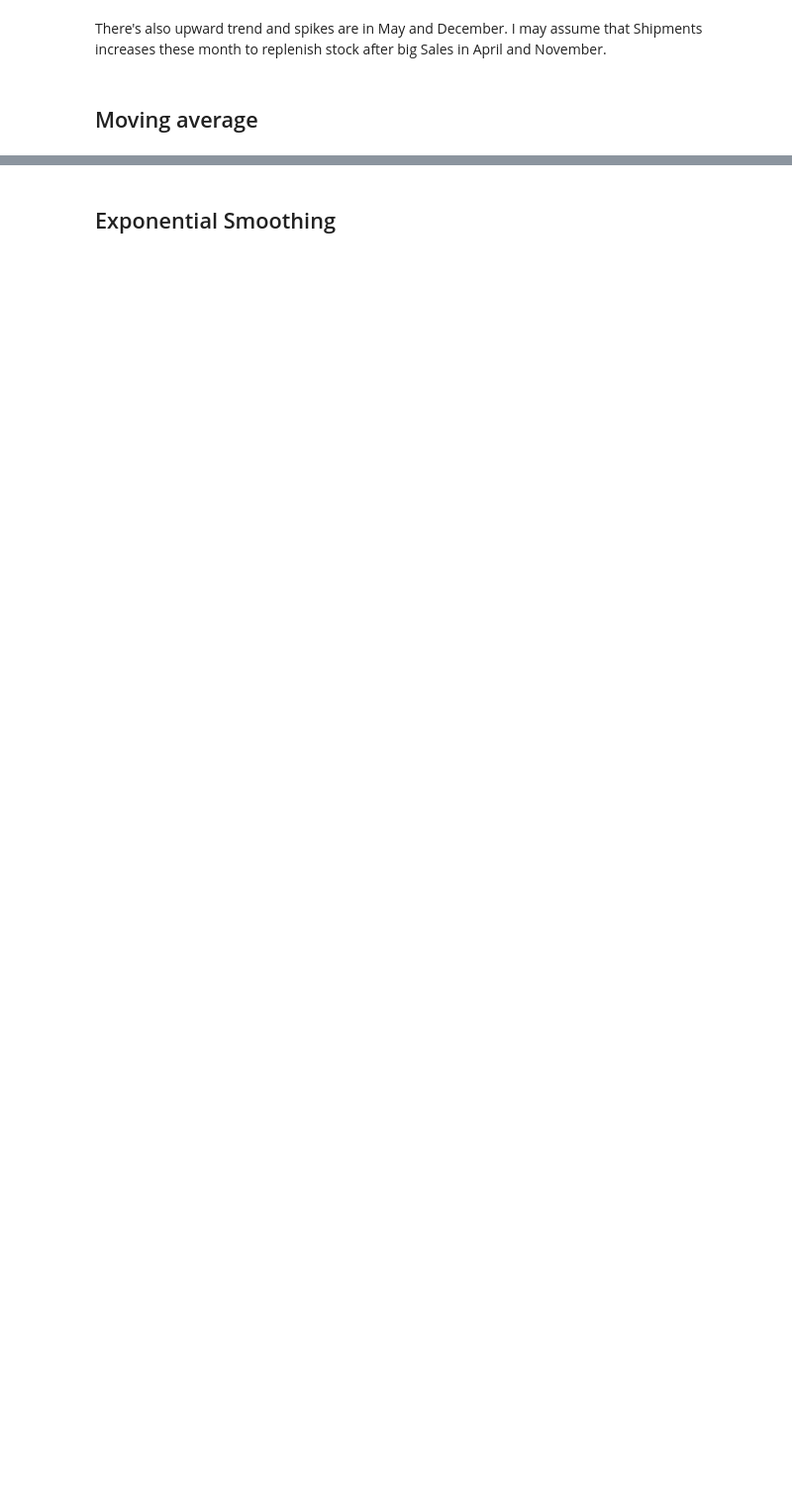
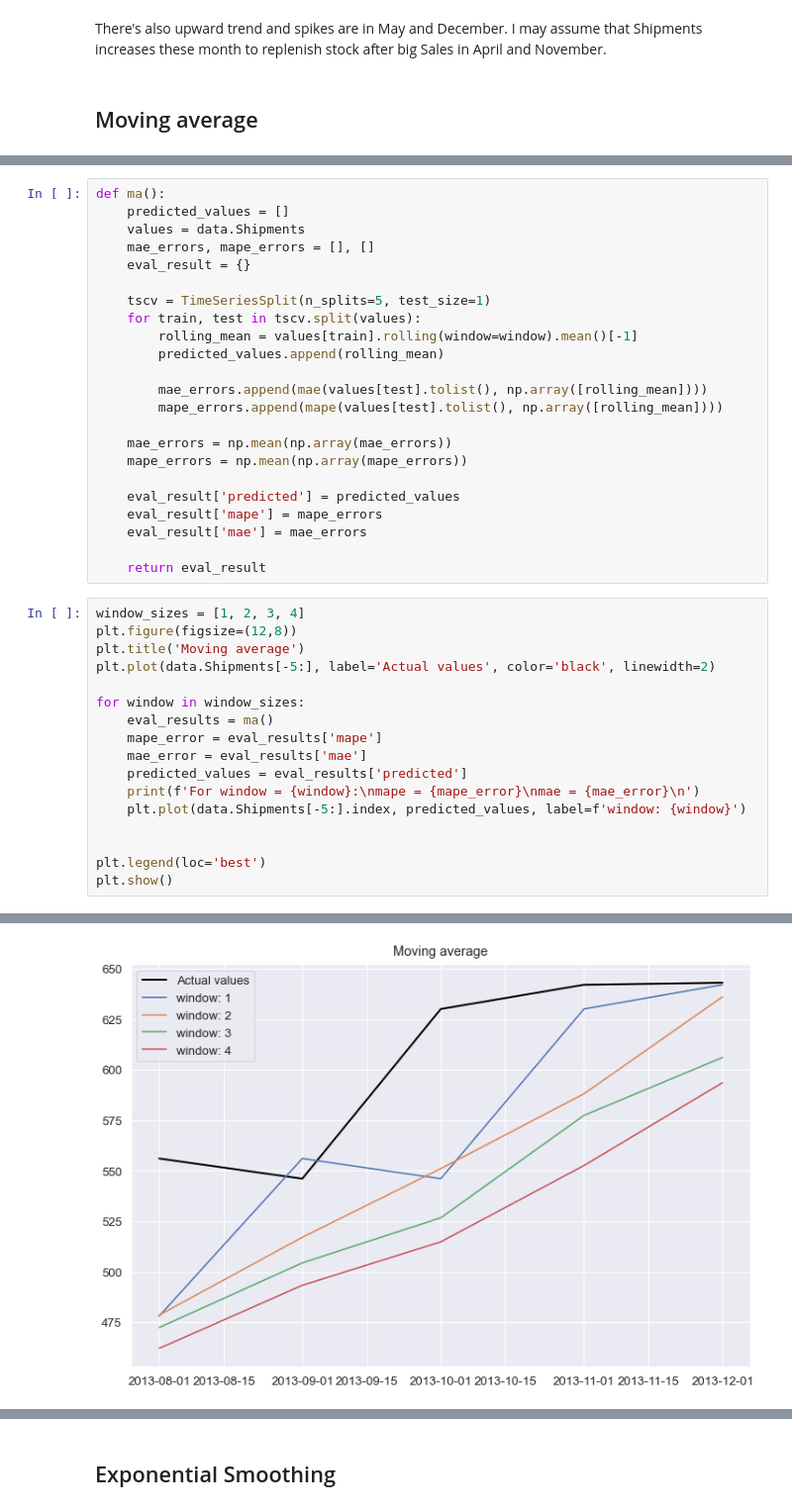
Before and after one commit to Dosann/Time-series-forecast, a Jupyter notebook: shipment_forecast.ipynb, the cells around one changed output, grey strips where cells are left out. Shown at 99% size. Drawn from its saved outputs; the diff is of its cells as text; blank space fills up the shorter version.

```diff
--- a/shipment_forecast.ipynb
+++ b/shipment_forecast.ipynb
@@ -212,0 +189,41 @@ display(df_metrics)
+# %%
+def ma():
+    predicted_values = []
+    values = data.Shipments
+    mae_errors, mape_errors = [], []
+    eval_result = {}
+
+    tscv = TimeSeriesSplit(n_splits=5, test_size=1)
+    for train, test in tscv.split(values):
+        rolling_mean = values[train].rolling(window=window).mean()[-1]
+        predicted_values.append(rolling_mean)
+
+        mae_errors.append(mae(values[test].tolist(), np.array([rolling_mean])))
+        mape_errors.append(mape(values[test].tolist(), np.array([rolling_mean])))
+
+    mae_errors = np.mean(np.array(mae_errors))
+    mape_errors = np.mean(np.array(mape_errors))
+
+    eval_result['predicted'] = predicted_values
+    eval_result['mape'] = mape_errors
+    eval_result['mae'] = mae_errors
+
+    return eval_result
+# %%
+window_sizes = [1, 2, 3, 4]
+plt.figure(figsize=(12,8))
+plt.title('Moving average')
+plt.plot(data.Shipments[-5:], label='Actual values', color='black', linewidth=2)
+
+for window in window_sizes:
+    eval_results = ma()
+    mape_error = eval_results['mape']
+    mae_error = eval_results['mae']
+    predicted_values = eval_results['predicted']
+    print(f'For window = {window}:\nmape = {mape_error}\nmae = {mae_error}\n')
+    plt.plot(data.Shipments[-5:].index, predicted_values, label=f'window: {window}')
+
+
+plt.legend(loc='best')
+plt.show()
+# %% [output]
@@ -213 +245,2 @@ display(df_metrics)
+[figure, added]
 # %% [markdown]
```
Also changed, not shown: parts of 24 cells of this notebook.
